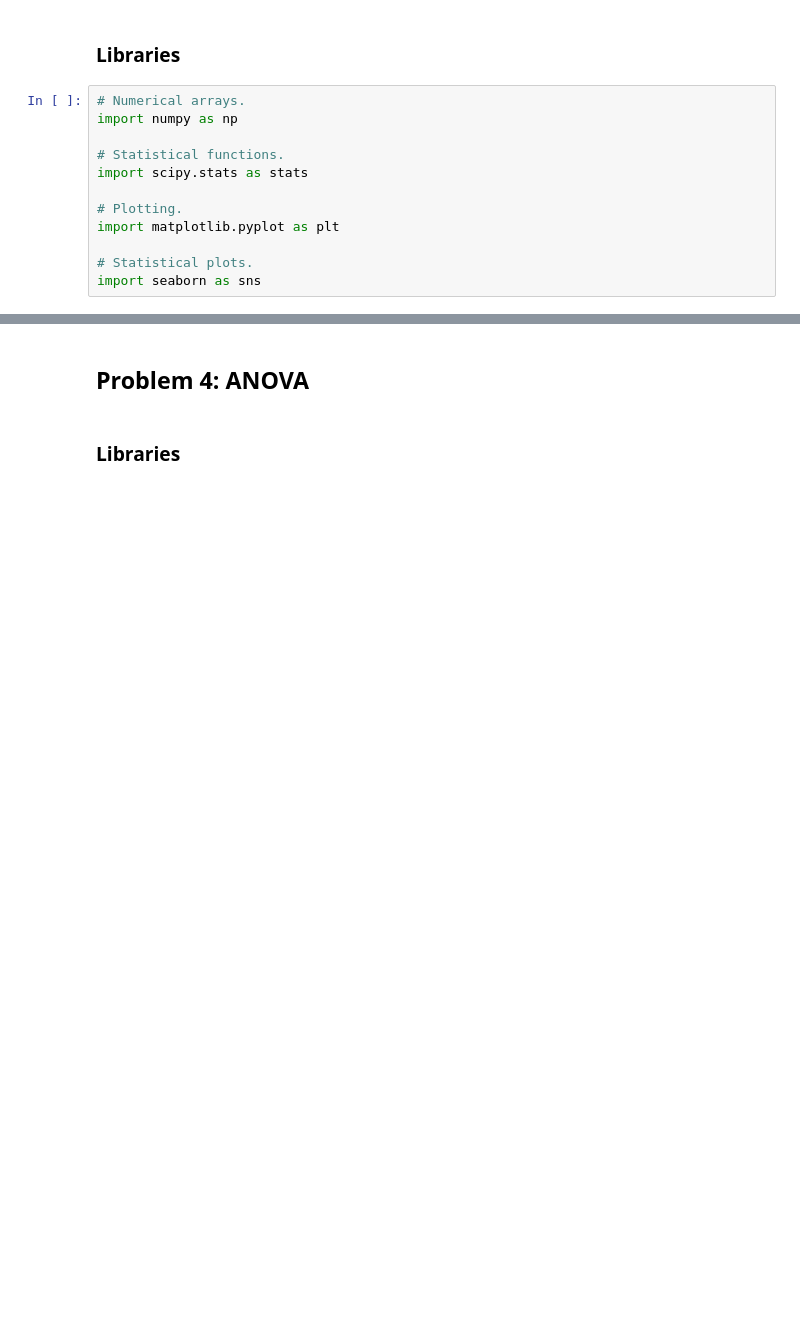
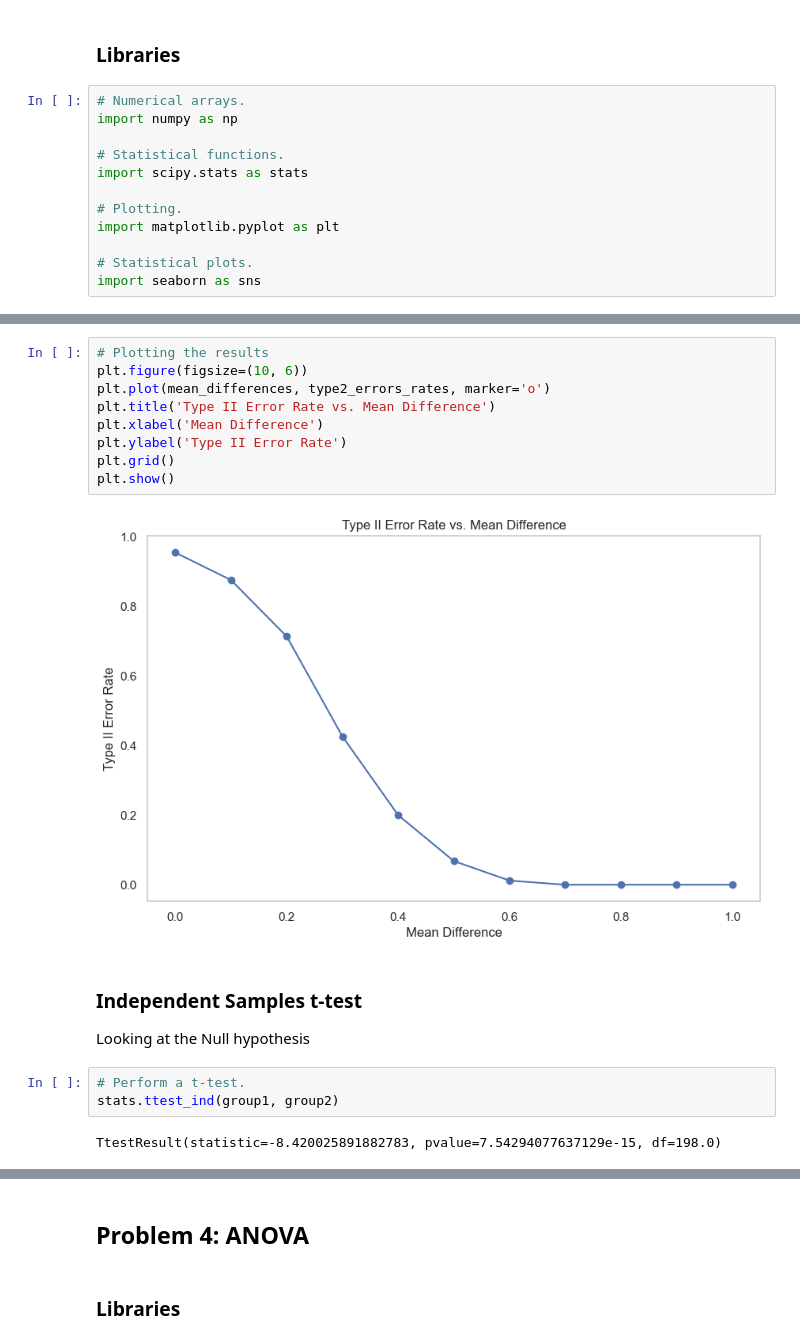
Before and after one commit to Jennyicano/applied-statistics, a Jupyter notebook: problems.ipynb, the cells around one changed output, grey strips where cells are left out. Drawn from its saved outputs; the diff is of its cells as text; blank space fills up the shorter version.

```diff
--- a/problems.ipynb
+++ b/problems.ipynb
@@ -529,0 +599,20 @@ import seaborn as sns
+# %%
+# Plotting the results
+plt.figure(figsize=(10, 6))
+plt.plot(mean_differences, type2_errors_rates, marker='o')
+plt.title('Type II Error Rate vs. Mean Difference')
+plt.xlabel('Mean Difference')
+plt.ylabel('Type II Error Rate')
+plt.grid()
+plt.show()
+# %% [output]
+[figure, added]
+# %% [markdown]
+### Independent Samples t-test
+
+Looking at the Null hypothesis
+# %%
+# Perform a t-test.
+stats.ttest_ind(group1, group2)
+# %% [output]
+TtestResult(statistic=-8.420025891882783, pvalue=7.54294077637129e-15, df=198.0)
```
Also changed, not shown: parts of 26 cells of this notebook.
